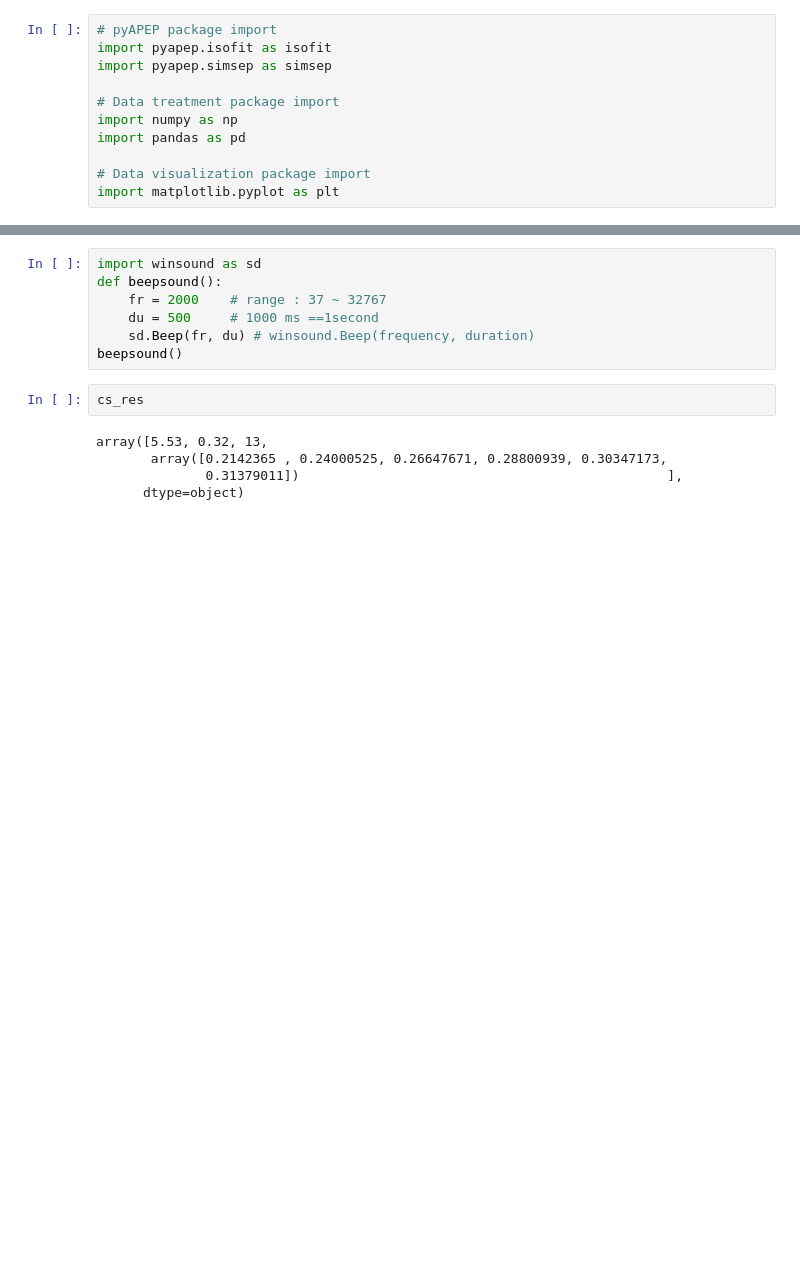
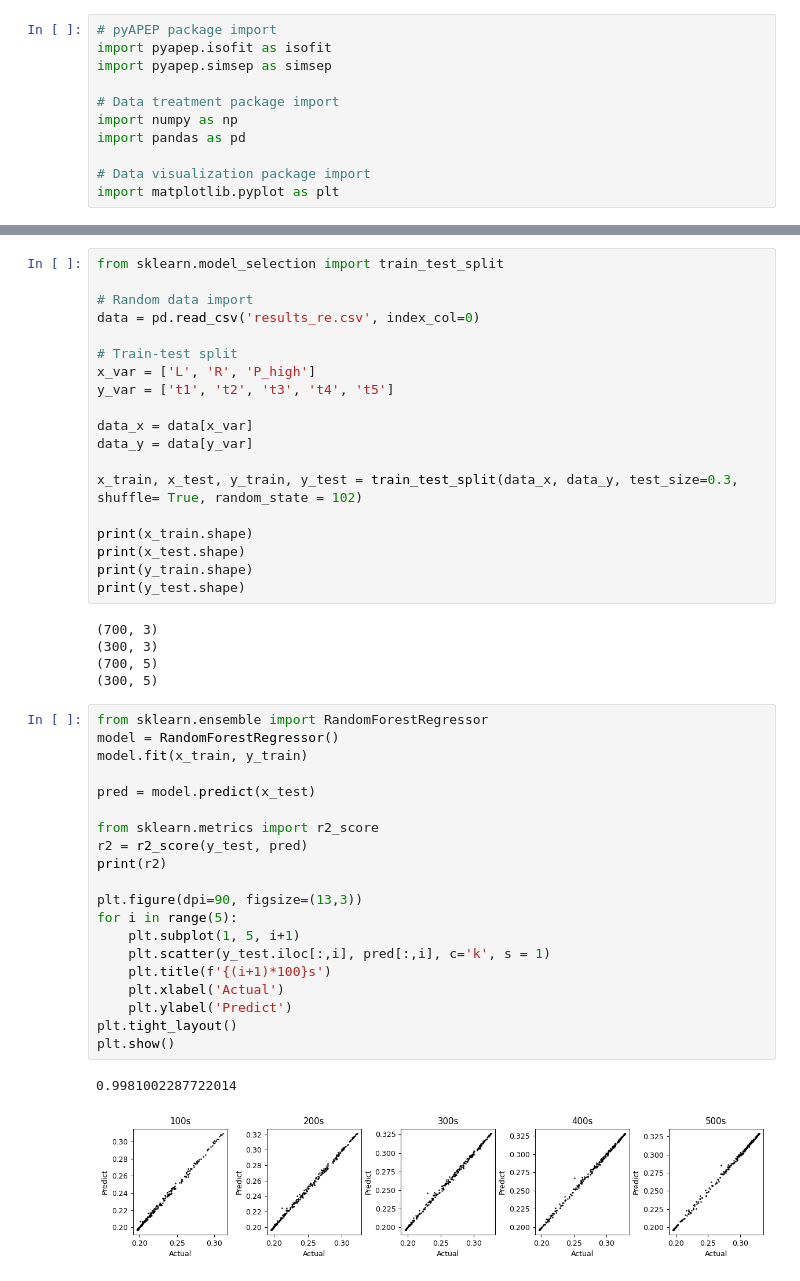
Before and after one commit to NahyeonAn/pyAPEP, a Jupyter notebook: Usage & casestudies/2. Casestudies.ipynb, the cells around one changed output, grey strips where cells are left out. Saved outputs shown, nothing was run; the diff lists cells and outputs as text; blank space fills up the shorter version.

```diff
--- a/Usage & casestudies/2. Casestudies.ipynb
+++ b/Usage & casestudies/2. Casestudies.ipynb
@@ -554,14 +554,47 @@ This took     1.083 mins to run.
-# %%
-import winsound as sd
-def beepsound():
-    fr = 2000    # range : 37 ~ 32767
-    du = 500     # 1000 ms ==1second
-    sd.Beep(fr, du) # winsound.Beep(frequency, duration)
-beepsound()
-# %%
-cs_res
-# %% [output]
-array([5.53, 0.32, 13,
-       array([0.2142365 , 0.24000525, 0.26647671, 0.28800939, 0.30347173,
-              0.31379011])                                               ],
-      dtype=object)
+# %%
+from sklearn.model_selection import train_test_split
+
+# Random data import
+data = pd.read_csv('results_re.csv', index_col=0)
+
+# Train-test split
+x_var = ['L', 'R', 'P_high']
+y_var = ['t1', 't2', 't3', 't4', 't5']
+
+data_x = data[x_var]
+data_y = data[y_var]
+
+x_train, x_test, y_train, y_test = train_test_split(data_x, data_y, test_size=0.3, shuffle= True, random_state = 102)
+
+print(x_train.shape)
+print(x_test.shape)
+print(y_train.shape)
+print(y_test.shape)
+# %% [output]
+(700, 3)
+(300, 3)
+(700, 5)
+(300, 5)
+# %%
+from sklearn.ensemble import RandomForestRegressor
+model = RandomForestRegressor()
+model.fit(x_train, y_train)
+
+pred = model.predict(x_test)
+
+from sklearn.metrics import r2_score
+r2 = r2_score(y_test, pred)
+print(r2)
+
+plt.figure(dpi=90, figsize=(13,3))
+for i in range(5):
+    plt.subplot(1, 5, i+1)
+    plt.scatter(y_test.iloc[:,i], pred[:,i], c='k', s = 1)
+    plt.title(f'{(i+1)*100}s')
+    plt.xlabel('Actual')
+    plt.ylabel('Predict')
+plt.tight_layout()
+plt.show()
+# %% [output]
+0.9981002287722014
+[figure, added]
```
Also changed, not shown: parts of 10 cells of this notebook, 3 other files.
